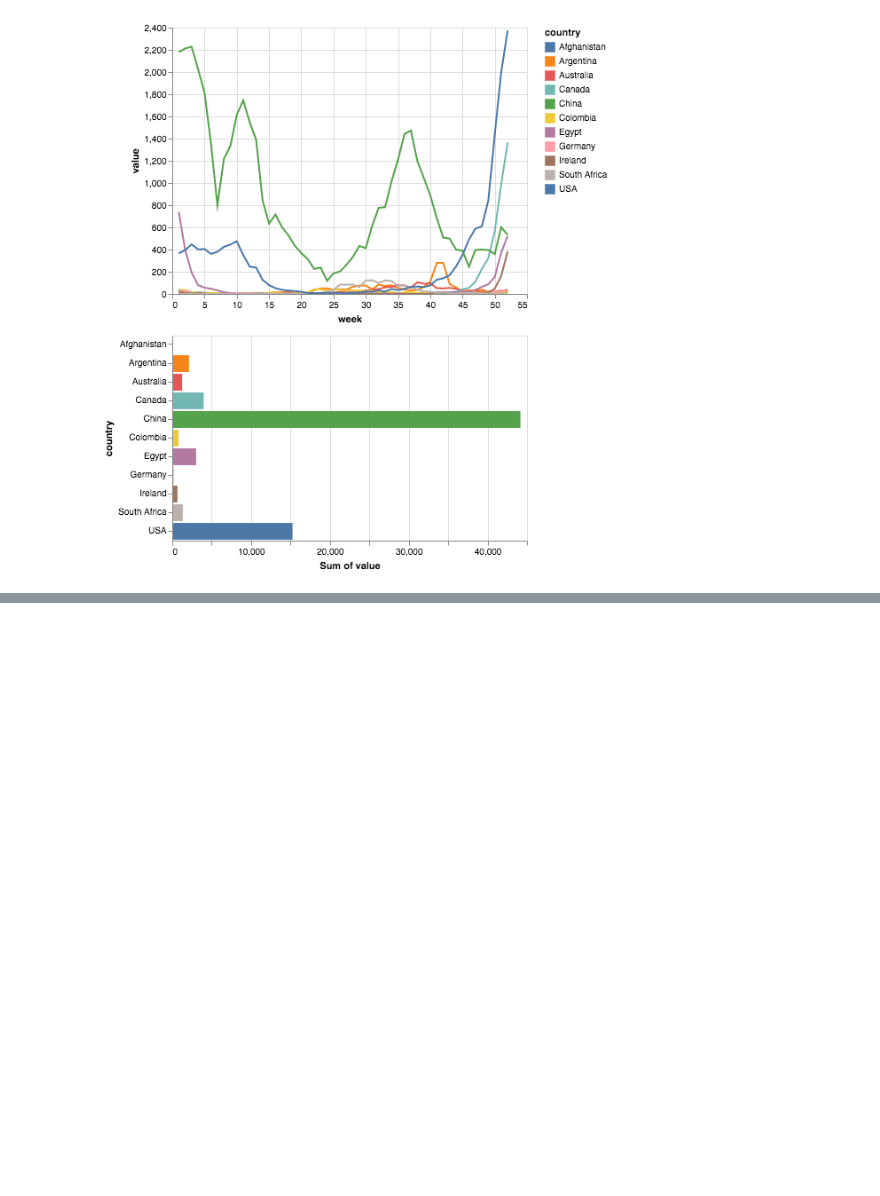
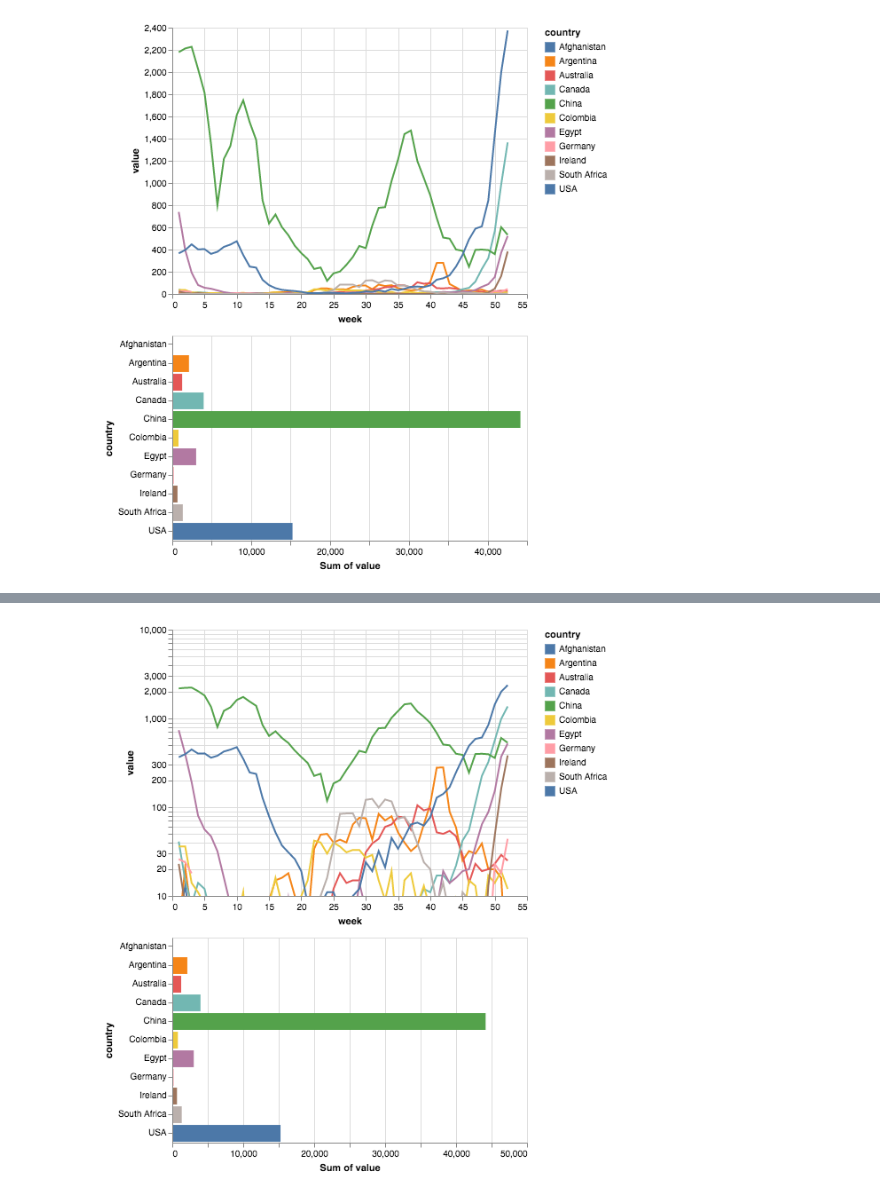
Before and after one commit to mccalluc/altair-demo, a Jupyter notebook: demo.ipynb, the cells around one changed output, grey strips where cells are left out. Drawn from its saved outputs; the diff is of its cells as text; code cells hidden in the pictures; blank space fills up the shorter version.

Commit message:
Log scale / fixed axes

```diff
--- a/demo.ipynb
+++ b/demo.ipynb
@@ -78,0 +89,18 @@ alt.vconcat(lines, bars, data=norm)
+# %%
+brush = alt.selection_interval(encodings=['x'])
+
+lines = alt.Chart(norm).mark_line(clip=True).encode(
+    alt.X('week'),
+    alt.Y('value', scale=alt.Scale(type='log', base=10, domain=[10,10000])),
+    color='country'
+).add_selection(brush)
+
+bars = alt.Chart().mark_bar().encode(
+    alt.X('sum(value)', scale=alt.Scale(domain=[0, 50000])),
+    alt.Y('country'),
+    color='country'
+).transform_filter(brush)
+
+alt.vconcat(lines, bars, data=norm)
+# %% [output]
+[figure, added]
```
Also changed, not shown: parts of 2 cells of this notebook.
